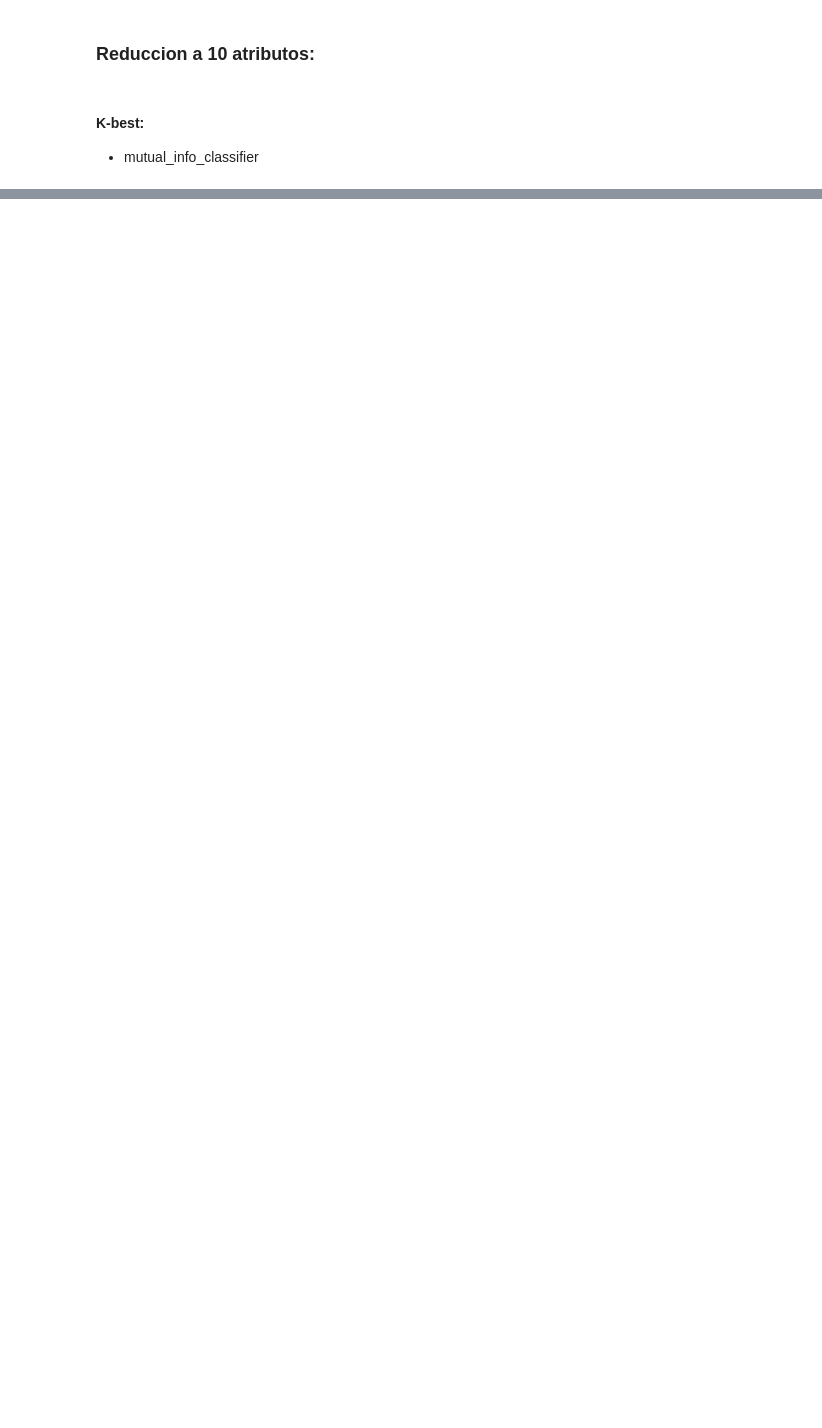
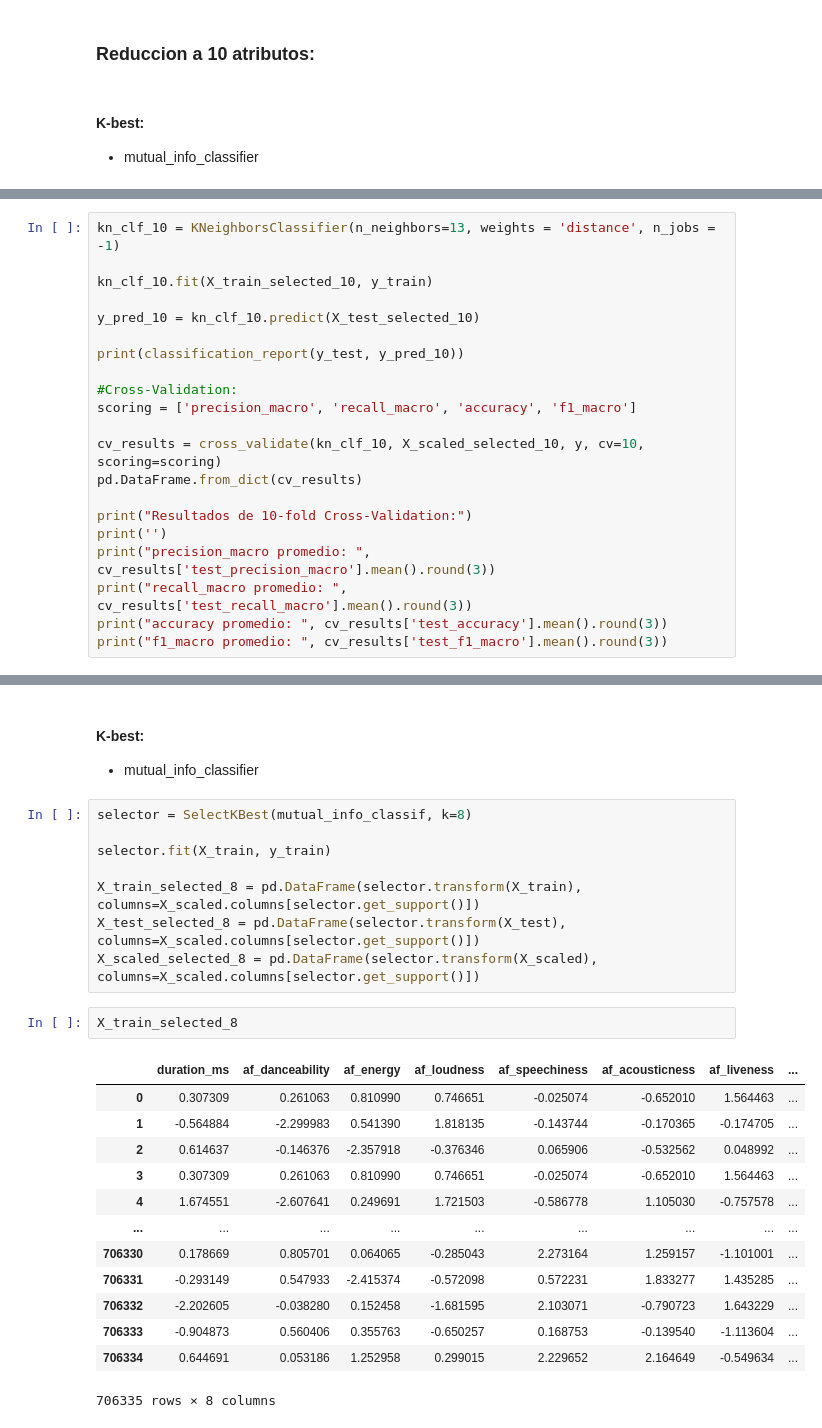
Before and after one commit to diego5714/Insight_Alchemist, a Jupyter notebook: Hito-3/Experimentos/P1/p1.ipynb, the cells around one changed output, grey strips where cells are left out. Drawn from its saved outputs; the diff is of its cells as text; blank space fills up the shorter version.

```diff
--- a/Hito-3/Experimentos/P1/p1.ipynb
+++ b/Hito-3/Experimentos/P1/p1.ipynb
@@ -191,0 +223,21 @@ f1_macro promedio:  0.988
+# %%
+kn_clf_10 = KNeighborsClassifier(n_neighbors=13, weights = 'distance', n_jobs = -1)
+
+kn_clf_10.fit(X_train_selected_10, y_train)
+
+y_pred_10 = kn_clf_10.predict(X_test_selected_10)
+
+print(classification_report(y_test, y_pred_10))
+
+#Cross-Validation:
+scoring = ['precision_macro', 'recall_macro', 'accuracy', 'f1_macro']
+
+cv_results = cross_validate(kn_clf_10, X_scaled_selected_10, y, cv=10, scoring=scoring)
+pd.DataFrame.from_dict(cv_results)
+
+print("Resultados de 10-fold Cross-Validation:")
+print('')
+print("precision_macro promedio: ", cv_results['test_precision_macro'].mean().round(3))
+print("recall_macro promedio: ", cv_results['test_recall_macro'].mean().round(3))
+print("accuracy promedio: ", cv_results['test_accuracy'].mean().round(3))
+print("f1_macro promedio: ", cv_results['test_f1_macro'].mean().round(3))
@@ -191,0 +264,27 @@ f1_macro promedio:  0.988
+# %% [markdown]
+#### K-best:
+- mutual_info_classifier
+# %%
+selector = SelectKBest(mutual_info_classif, k=8)
+
+selector.fit(X_train, y_train)
+
+X_train_selected_8 = pd.DataFrame(selector.transform(X_train), columns=X_scaled.columns[selector.get_support()])
+X_test_selected_8 = pd.DataFrame(selector.transform(X_test), columns=X_scaled.columns[selector.get_support()])
+X_scaled_selected_8 = pd.DataFrame(selector.transform(X_scaled), columns=X_scaled.columns[selector.get_support()])
+# %%
+X_train_selected_8
+# %% [output]
+|  | duration_ms | af_danceability | af_energy | af_loudness | af_speechiness | af_acousticness | af_liveness | ... |
+| 0 | 0.307309 | 0.261063 | 0.810990 | 0.746651 | -0.025074 | -0.652010 | 1.564463 | ... |
+| 1 | -0.564884 | -2.299983 | 0.541390 | 1.818135 | -0.143744 | -0.170365 | -0.174705 | ... |
+| 2 | 0.614637 | -0.146376 | -2.357918 | -0.376346 | 0.065906 | -0.532562 | 0.048992 | ... |
+| 3 | 0.307309 | 0.261063 | 0.810990 | 0.746651 | -0.025074 | -0.652010 | 1.564463 | ... |
+| 4 | 1.674551 | -2.607641 | 0.249691 | 1.721503 | -0.586778 | 1.105030 | -0.757578 | ... |
+| ... | ... | ... | ... | ... | ... | ... | ... | ... |
+| 706330 | 0.178669 | 0.805701 | 0.064065 | -0.285043 | 2.273164 | 1.259157 | -1.101001 | ... |
+| 706331 | -0.293149 | 0.547933 | -2.415374 | -0.572098 | 0.572231 | 1.833277 | 1.435285 | ... |
+| 706332 | -2.202605 | -0.038280 | 0.152458 | -1.681595 | 2.103071 | -0.790723 | 1.643229 | ... |
+| 706333 | -0.904873 | 0.560406 | 0.355763 | -0.650257 | 0.168753 | -0.139540 | -1.113604 | ... |
+| 706334 | 0.644691 | 0.053186 | 1.252958 | 0.299015 | 2.229652 | 2.164649 | -0.549634 | ... |
+706335 rows × 8 columns
```
Also changed, not shown: parts of 46 cells of this notebook, 1 other file.
